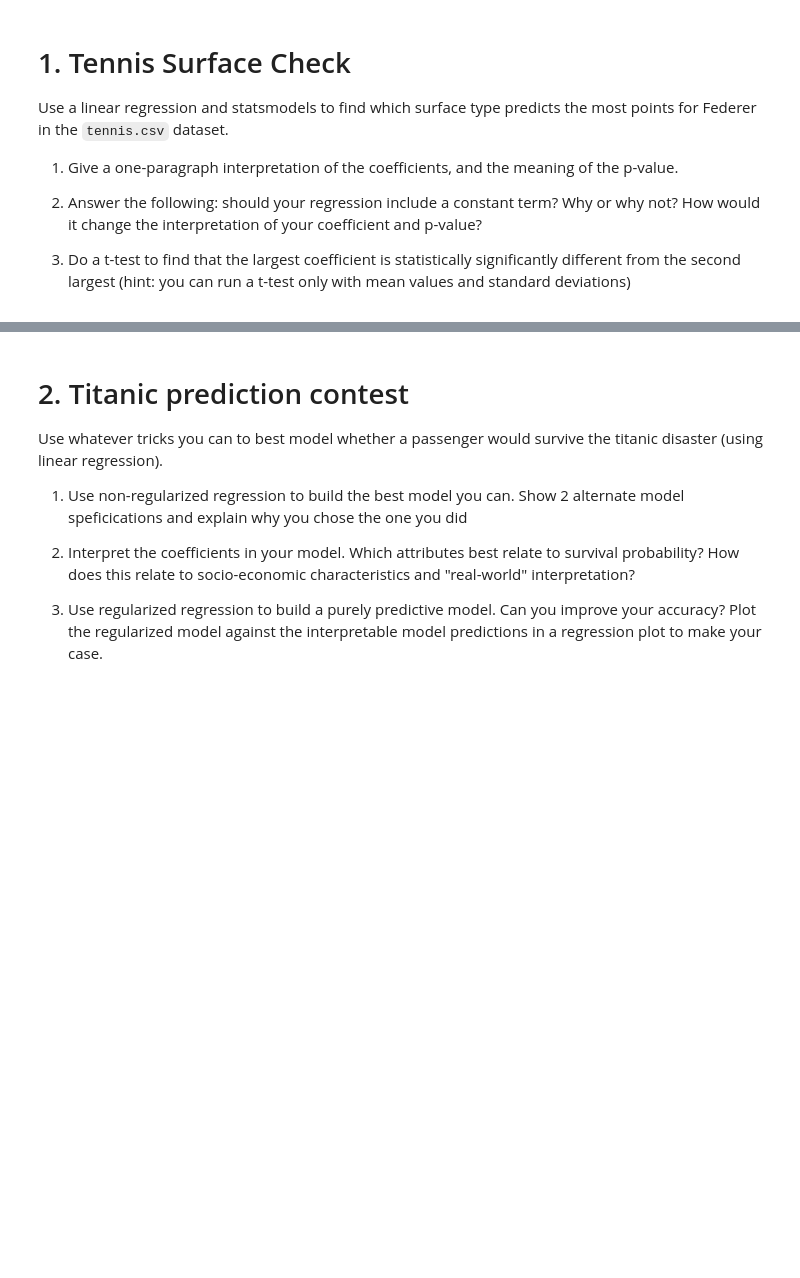
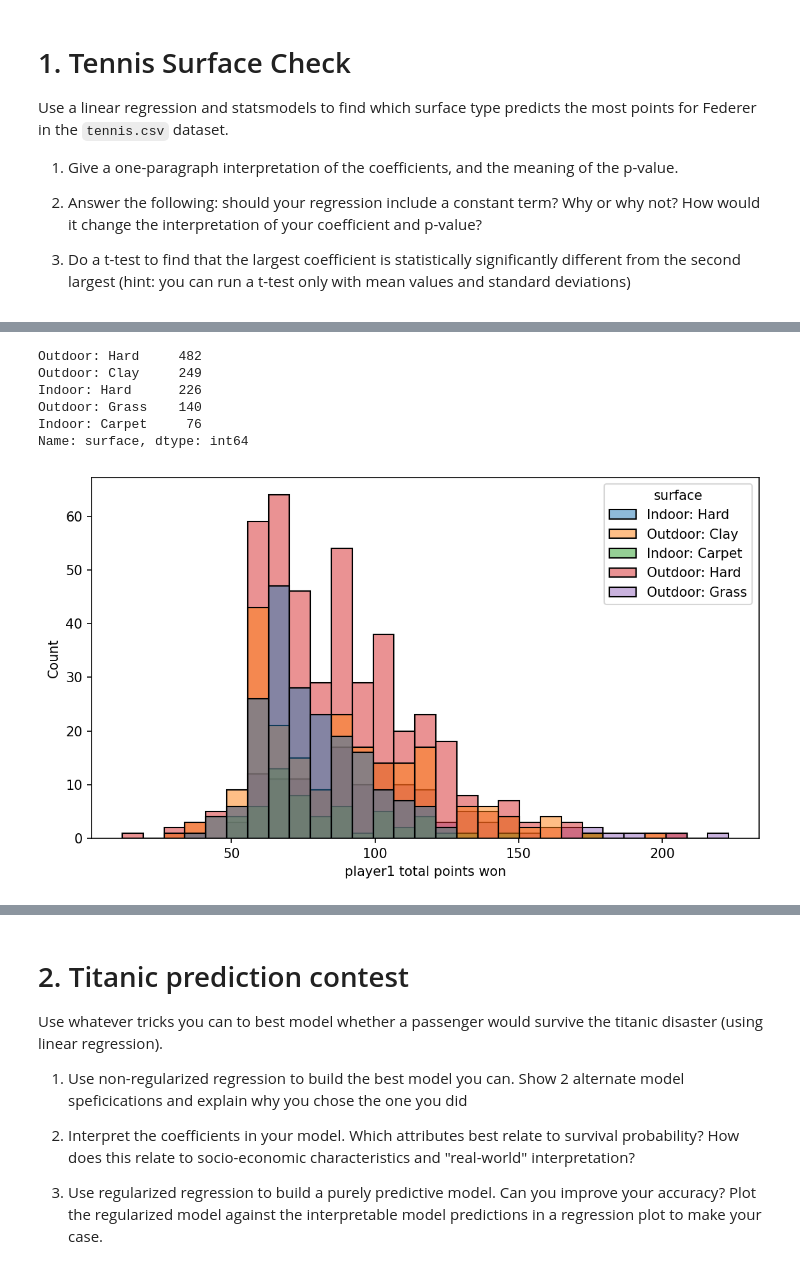
Before and after one commit to cb-ds-1/m3-3-engineering-regression, a Jupyter notebook: workshop.ipynb, the cells around one changed output, grey strips where cells are left out. Drawn from its saved outputs; the diff is of its cells as text; code cells hidden in the pictures; blank space fills up the shorter version.

```diff
--- a/workshop.ipynb
+++ b/workshop.ipynb
@@ -10,0 +20,4 @@ Use a linear regression and statsmodels to find which surface type predicts the
+# %%
+df = pd.read_csv('data/tennis.csv')
+surfs = list(df['surface'].value_counts().index)
+df['surface'].value_counts()
@@ -10,0 +44,16 @@ Use a linear regression and statsmodels to find which surface type predicts the
+# %%
+df = df.drop(df.loc[df['surface'] == 'Indoor: Clay'].index,axis=0)
+# %%
+df['surface'].value_counts()
+# %% [output]
+Outdoor: Hard     482
+Outdoor: Clay     249
+Indoor: Hard      226
+Outdoor: Grass    140
+Indoor: Carpet     76
+Name: surface, dtype: int64
+# %%
+fig = plt.figure(dpi=150, figsize=(9,5))
+sns.histplot(data=df,x='player1 total points won',hue='surface');
+# %% [output]
+[figure, added]
```
Also changed, not shown: parts of 62 cells of this notebook.
